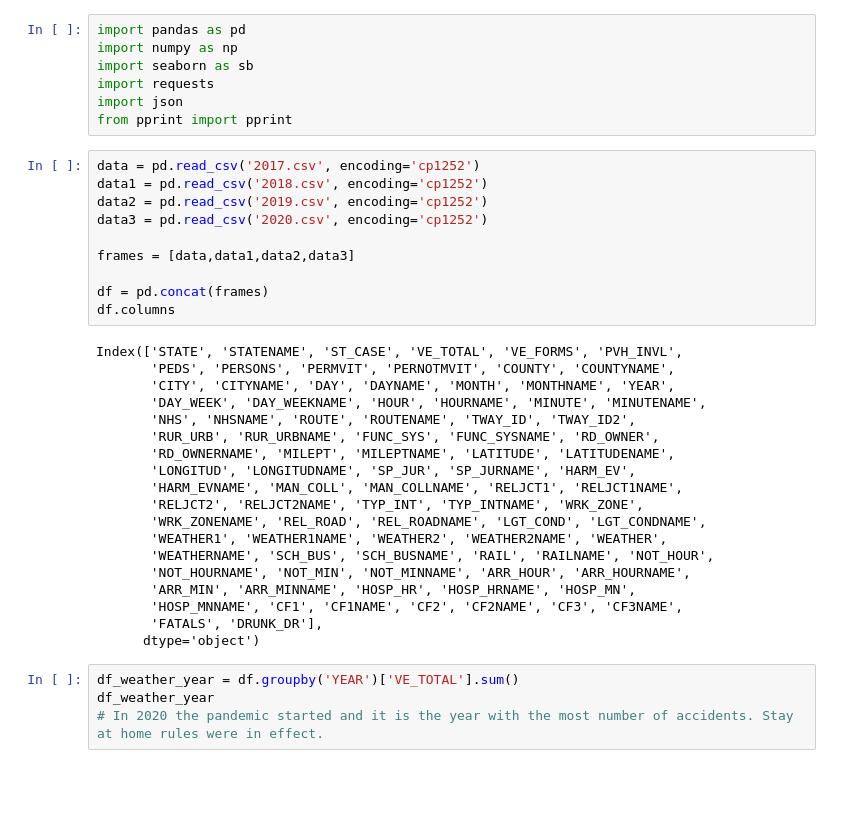
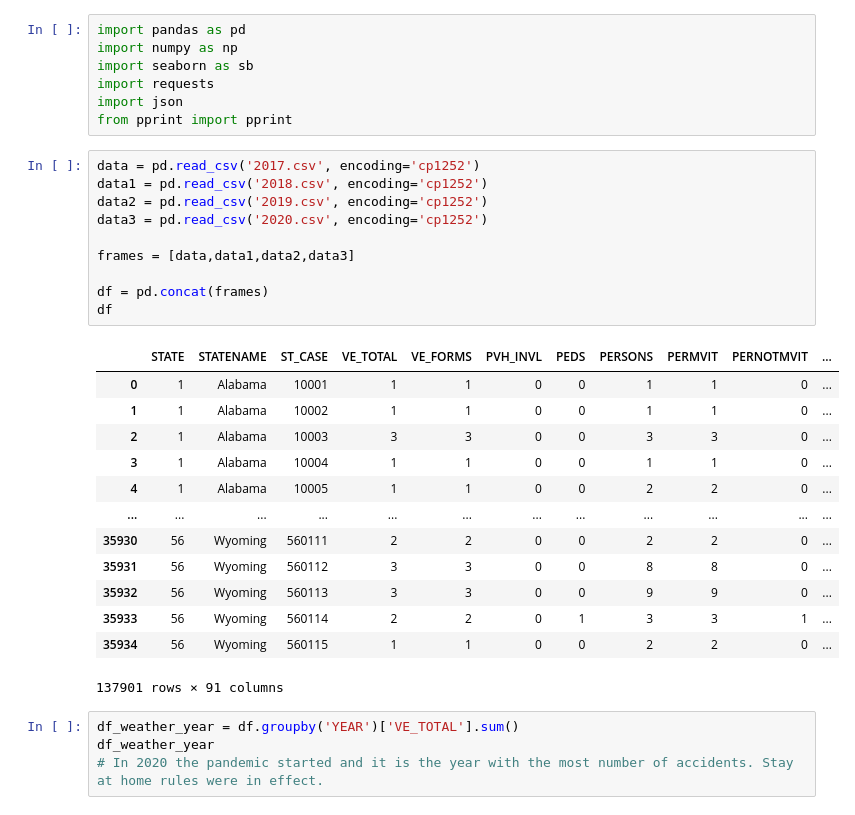
Before and after one commit to Jasneel/WeatherVsAccidents, a Jupyter notebook: jd_test-Copy1.ipynb, the cells around one changed output. Drawn from its saved outputs; the diff is of its cells as text; blank space fills up the shorter version.

```diff
--- a/jd_test-Copy1.ipynb
+++ b/jd_test-Copy1.ipynb
@@ -8,32 +8,27 @@ from pprint import pprint
 # %%
 data = pd.read_csv('2017.csv', encoding='cp1252')
 data1 = pd.read_csv('2018.csv', encoding='cp1252')
 data2 = pd.read_csv('2019.csv', encoding='cp1252')
 data3 = pd.read_csv('2020.csv', encoding='cp1252')
 
 frames = [data,data1,data2,data3]
 
 df = pd.concat(frames)
-df.columns
+df
 # %% [output]
+|  | STATE | STATENAME | ST_CASE | VE_TOTAL | VE_FORMS | PVH_INVL | PEDS | PERSONS | PERMVIT | PERNOTMVIT | ... |
+| 0 | 1 | Alabama | 10001 | 1 | 1 | 0 | 0 | 1 | 1 | 0 | ... |
+| 1 | 1 | Alabama | 10002 | 1 | 1 | 0 | 0 | 1 | 1 | 0 | ... |
+| 2 | 1 | Alabama | 10003 | 3 | 3 | 0 | 0 | 3 | 3 | 0 | ... |
+| 3 | 1 | Alabama | 10004 | 1 | 1 | 0 | 0 | 1 | 1 | 0 | ... |
+| 4 | 1 | Alabama | 10005 | 1 | 1 | 0 | 0 | 2 | 2 | 0 | ... |
+| ... | ... | ... | ... | ... | ... | ... | ... | ... | ... | ... | ... |
+| 35930 | 56 | Wyoming | 560111 | 2 | 2 | 0 | 0 | 2 | 2 | 0 | ... |
+| 35931 | 56 | Wyoming | 560112 | 3 | 3 | 0 | 0 | 8 | 8 | 0 | ... |
+| 35932 | 56 | Wyoming | 560113 | 3 | 3 | 0 | 0 | 9 | 9 | 0 | ... |
+| 35933 | 56 | Wyoming | 560114 | 2 | 2 | 0 | 1 | 3 | 3 | 1 | ... |
+| 35934 | 56 | Wyoming | 560115 | 1 | 1 | 0 | 0 | 2 | 2 | 0 | ... |
-Index(['STATE', 'STATENAME', 'ST_CASE', 'VE_TOTAL', 'VE_FORMS', 'PVH_INVL',
-       'PEDS', 'PERSONS', 'PERMVIT', 'PERNOTMVIT', 'COUNTY', 'COUNTYNAME',
-       'CITY', 'CITYNAME', 'DAY', 'DAYNAME', 'MONTH', 'MONTHNAME', 'YEAR',
-       'DAY_WEEK', 'DAY_WEEKNAME', 'HOUR', 'HOURNAME', 'MINUTE', 'MINUTENAME',
-       'NHS', 'NHSNAME', 'ROUTE', 'ROUTENAME', 'TWAY_ID', 'TWAY_ID2',
-       'RUR_URB', 'RUR_URBNAME', 'FUNC_SYS', 'FUNC_SYSNAME', 'RD_OWNER',
-       'RD_OWNERNAME', 'MILEPT', 'MILEPTNAME', 'LATITUDE', 'LATITUDENAME',
-       'LONGITUD', 'LONGITUDNAME', 'SP_JUR', 'SP_JURNAME', 'HARM_EV',
-       'HARM_EVNAME', 'MAN_COLL', 'MAN_COLLNAME', 'RELJCT1', 'RELJCT1NAME',
-       'RELJCT2', 'RELJCT2NAME', 'TYP_INT', 'TYP_INTNAME', 'WRK_ZONE',
-       'WRK_ZONENAME', 'REL_ROAD', 'REL_ROADNAME', 'LGT_COND', 'LGT_CONDNAME',
-       'WEATHER1', 'WEATHER1NAME', 'WEATHER2', 'WEATHER2NAME', 'WEATHER',
-       'WEATHERNAME', 'SCH_BUS', 'SCH_BUSNAME', 'RAIL', 'RAILNAME', 'NOT_HOUR',
-       'NOT_HOURNAME', 'NOT_MIN', 'NOT_MINNAME', 'ARR_HOUR', 'ARR_HOURNAME',
-       'ARR_MIN', 'ARR_MINNAME', 'HOSP_HR', 'HOSP_HRNAME', 'HOSP_MN',
-       'HOSP_MNNAME', 'CF1', 'CF1NAME', 'CF2', 'CF2NAME', 'CF3', 'CF3NAME',
-       'FATALS', 'DRUNK_DR'],
-      dtype='object')
+137901 rows × 91 columns
 # %%
 df_weather_year = df.groupby('YEAR')['VE_TOTAL'].sum()
 df_weather_year
```
Also changed, not shown: parts of 17 cells of this notebook, 1 other file.
